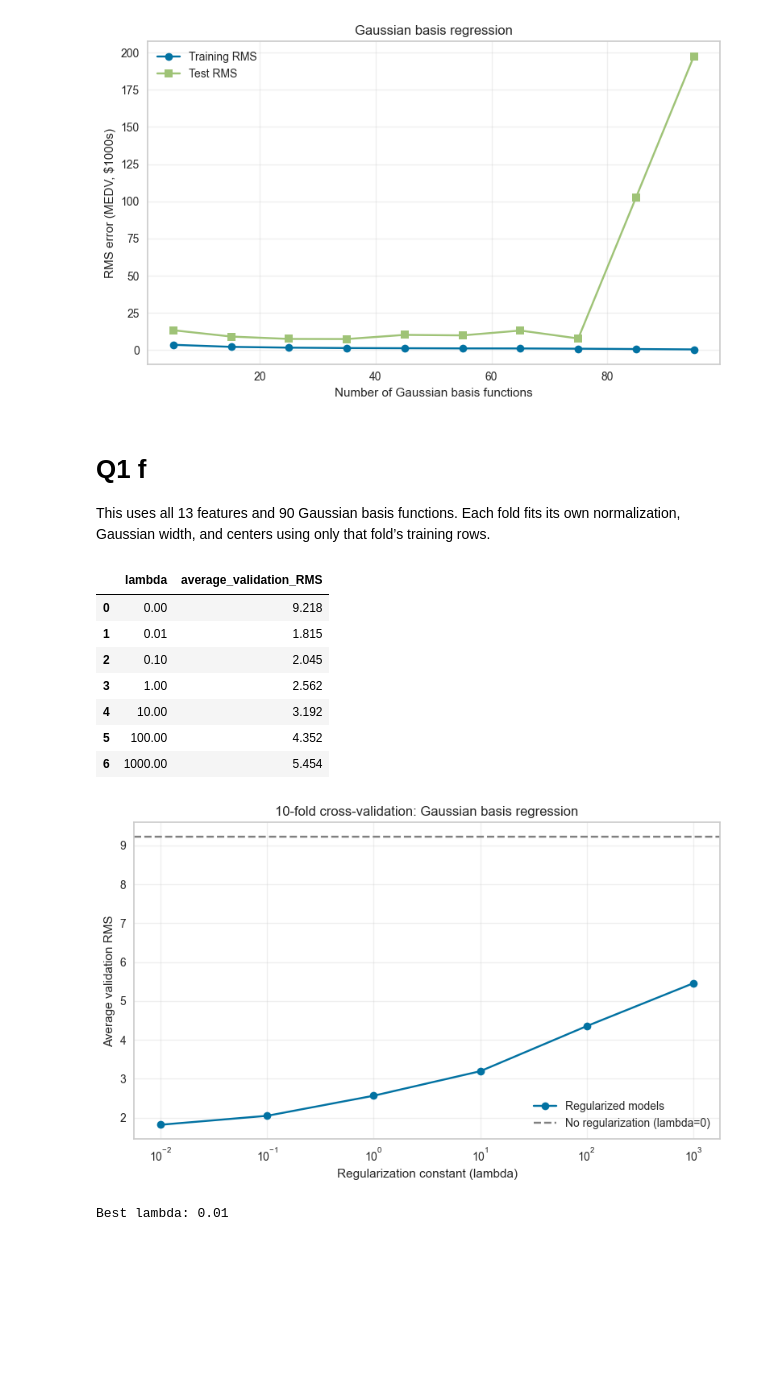
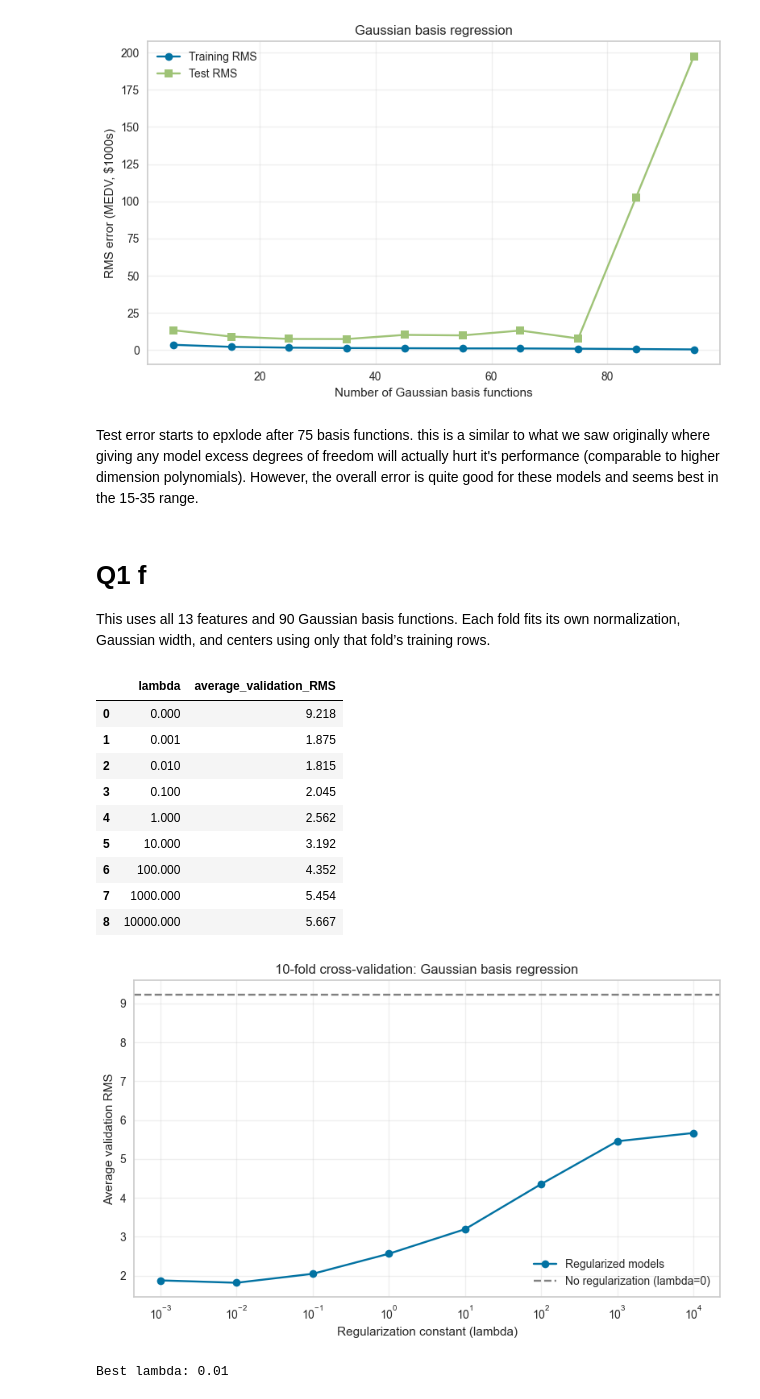
Before and after one commit to EthanAB99/EthanAB99.github.io, a Jupyter notebook: Assignment 2/A2.ipynb, the cells around one changed output. Saved outputs shown, nothing was run; the diff lists cells and outputs as text; code cells hidden in the pictures; blank space fills up the shorter version.

```diff
--- a/Assignment 2/A2.ipynb
+++ b/Assignment 2/A2.ipynb
@@ -207,7 +207,7 @@ def polynomial_regression_reg(X, y, degree, reg):
 
 # Use the second feature (ZN) from the first 100 training points.
 X_d = X_train[:, 1]
-reg_values = np.array([0, 0.01, 0.1, 1, 10, 100, 1000])
+reg_values = np.array([0,0.001, 0.01, 0.1, 1, 10, 100, 1000,10000])
 folds = np.array_split(np.random.default_rng(42).permutation(len(y_train)), 10)
 validation_errors_d = []
 
@@ -381,13 +385,15 @@ plt.show()
 | 8 | 85 | 0.677 | 102.701 |
 | 9 | 95 | 0.424 | 197.635 |
 [figure]
+# %% [markdown]
+Test error starts to epxlode after 75 basis functions. this is a similar to what we saw originally where giving any model excess degrees of freedom will actually hurt it's performance (comparable to higher dimension polynomials). However, the overall error is quite good for these models and seems best in the 15-35 range.
 # %% [markdown]
 # Q1 f
 
 This uses all 13 features and 90 Gaussian basis functions. Each fold fits its own normalization, Gaussian width, and centers using only that fold’s training rows.
 # %%
 # Ten-fold cross-validation for regularized Gaussian basis regression.
-reg_values_f = np.array([0, 0.01, 0.1, 1, 10, 100, 1000])
+reg_values_f = np.array([0,0.001, 0.01, 0.1, 1, 10, 100, 1000,10000])
 folds_f = np.array_split(
     np.random.default_rng(42).permutation(len(y_train)), 10)
 validation_rms_f = []
@@ -413,39 +419,41 @@ for reg in reg_values_f:
             y_train[validation_indices], predictions_f))
 
     validation_rms_f.append(np.mean(fold_errors_f))
 
 results_f = pd.DataFrame({
     'lambda': reg_values_f,
     'average_validation_RMS': validation_rms_f
 })
 display(results_f.round(3))
 
 # Zero cannot be shown on a log x-axis, so add it as a horizontal baseline.
 positive_f = reg_values_f > 0
 plt.figure(figsize=(8, 5))
 plt.semilogx(reg_values_f[positive_f],
              np.array(validation_rms_f)[positive_f],
              marker='o', label='Regularized models')
 plt.axhline(validation_rms_f[0], color='gray', linestyle='--',
             label='No regularization (lambda=0)')
 plt.xlabel('Regularization constant (lambda)')
 plt.ylabel('Average validation RMS')
 plt.title('10-fold cross-validation: Gaussian basis regression')
 plt.grid(True, alpha=0.3)
 plt.legend()
 plt.tight_layout()
 plt.show()
 
 best_index_f = np.argmin(validation_rms_f)
 print(f'Best lambda: {reg_values_f[best_index_f]}')
 # %% [output]
 |  | lambda | average_validation_RMS |
-| 0 | 0.00 | 9.218 |
-| 1 | 0.01 | 1.815 |
-| 2 | 0.10 | 2.045 |
-| 3 | 1.00 | 2.562 |
-| 4 | 10.00 | 3.192 |
-| 5 | 100.00 | 4.352 |
-| 6 | 1000.00 | 5.454 |
+| 0 | 0.000 | 9.218 |
+| 1 | 0.001 | 1.875 |
+| 2 | 0.010 | 1.815 |
+| 3 | 0.100 | 2.045 |
+| 4 | 1.000 | 2.562 |
+| 5 | 10.000 | 3.192 |
+| 6 | 100.000 | 4.352 |
+| 7 | 1000.000 | 5.454 |
+| 8 | 10000.000 | 5.667 |
-[figure, old version]
+[figure, new version]
 Best lambda: 0.01
```
Also changed, not shown: parts of 3 cells of this notebook, 1 other file.
